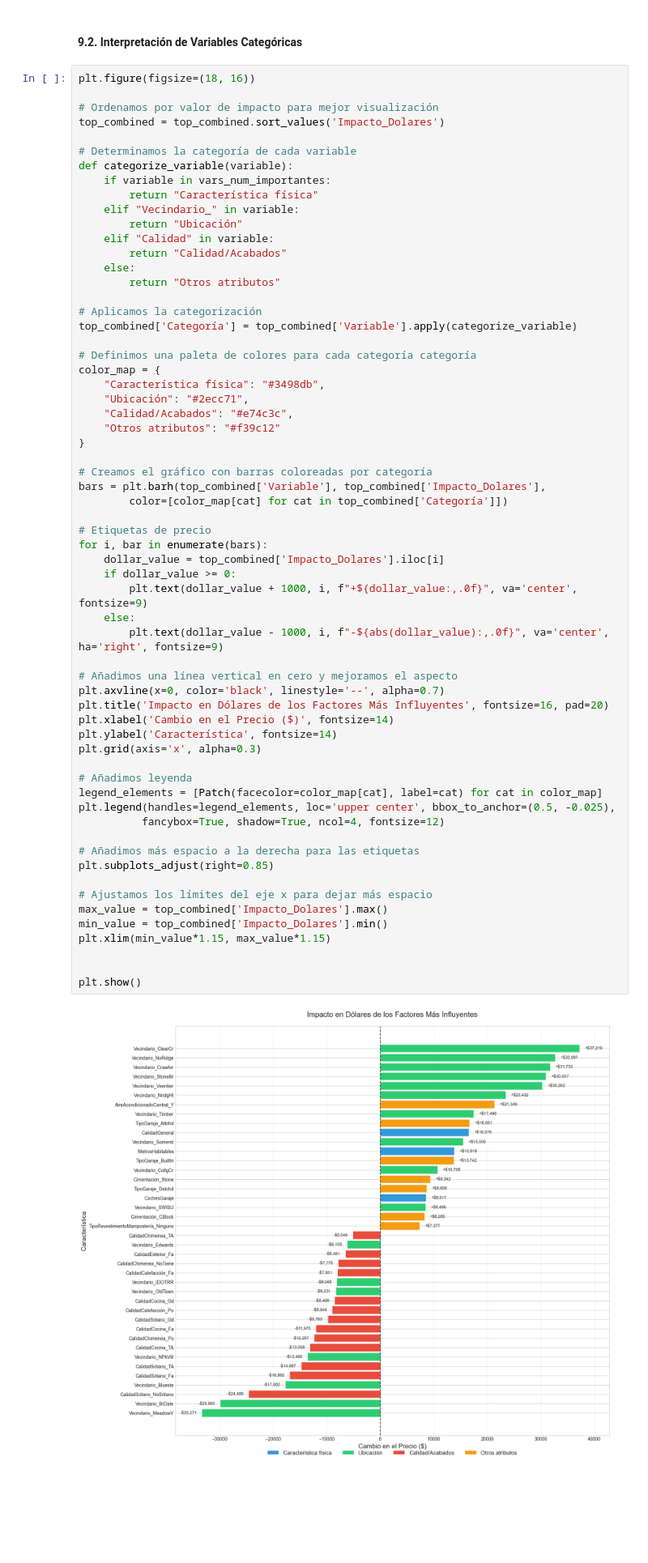
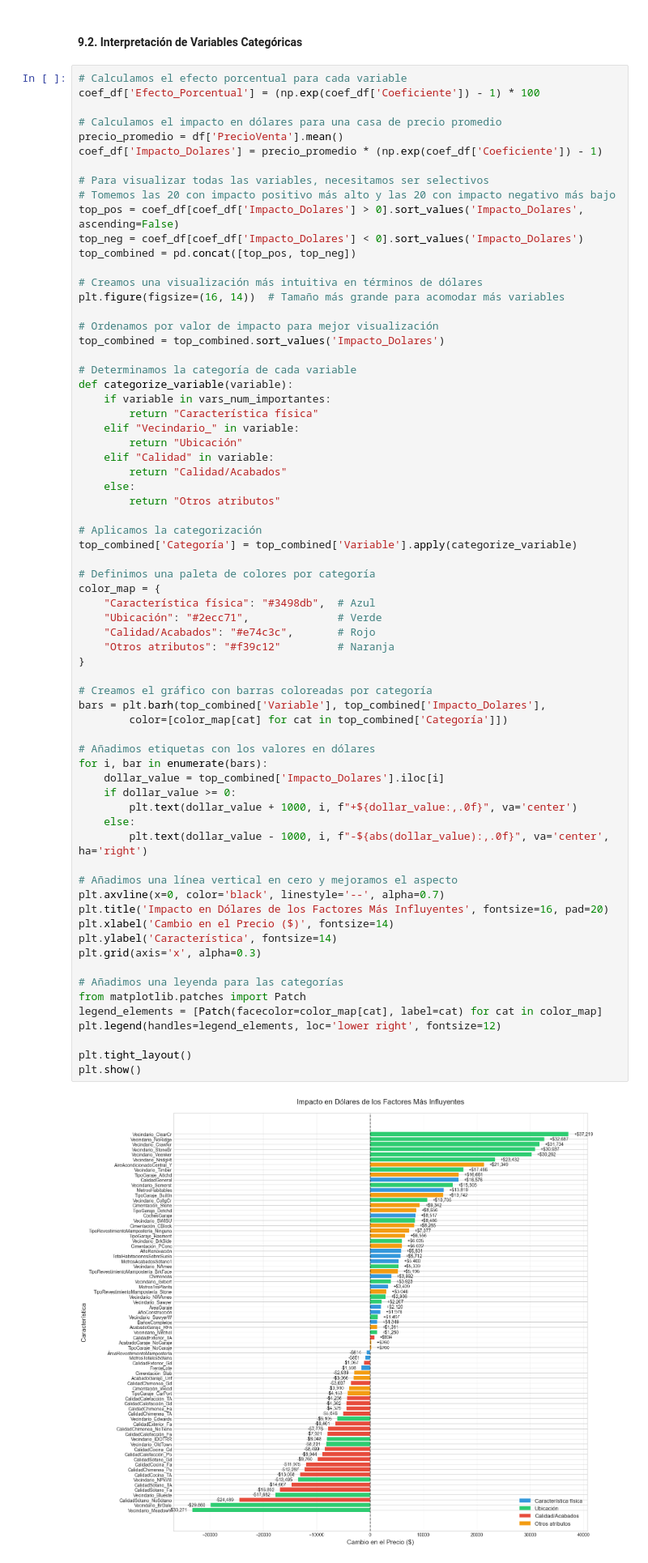
Before and after one commit to Bootcamp-IA-P4/e1_regression, a Jupyter notebook: ml-models/ridge-regression.ipynb, the cells around one changed output. Shown at 81% size. Cells and saved outputs as stored; diff of their text form; blank space fills up the shorter version.

```diff
--- a/ml-models/ridge-regression.ipynb
+++ b/ml-models/ridge-regression.ipynb
@@ -856,7 +880,21 @@ plt.show()
 # %% [markdown]
 #### **9.2. Interpretación de Variables Categóricas**
 # %%
-plt.figure(figsize=(18, 16))
+# Calculamos el efecto porcentual para cada variable
+coef_df['Efecto_Porcentual'] = (np.exp(coef_df['Coeficiente']) - 1) * 100
+
+# Calculamos el impacto en dólares para una casa de precio promedio
+precio_promedio = df['PrecioVenta'].mean()
+coef_df['Impacto_Dolares'] = precio_promedio * (np.exp(coef_df['Coeficiente']) - 1)
+
+# Para visualizar todas las variables, necesitamos ser selectivos
+# Tomemos las 20 con impacto positivo más alto y las 20 con impacto negativo más bajo
+top_pos = coef_df[coef_df['Impacto_Dolares'] > 0].sort_values('Impacto_Dolares', ascending=False)
+top_neg = coef_df[coef_df['Impacto_Dolares'] < 0].sort_values('Impacto_Dolares')
+top_combined = pd.concat([top_pos, top_neg])
+
+# Creamos una visualización más intuitiva en términos de dólares
+plt.figure(figsize=(16, 14))  # Tamaño más grande para acomodar más variables
 
 # Ordenamos por valor de impacto para mejor visualización
 top_combined = top_combined.sort_values('Impacto_Dolares')
@@ -871,54 +909,46 @@ def categorize_variable(variable):
         return "Calidad/Acabados"
     else:
         return "Otros atributos"
 
 # Aplicamos la categorización
 top_combined['Categoría'] = top_combined['Variable'].apply(categorize_variable)
 
-# Definimos una paleta de colores para cada categoría categoría
+# Definimos una paleta de colores por categoría
 color_map = {
-    "Característica física": "#3498db",
-    "Ubicación": "#2ecc71",
-    "Calidad/Acabados": "#e74c3c",
-    "Otros atributos": "#f39c12"
+    "Característica física": "#3498db",  # Azul
+    "Ubicación": "#2ecc71",              # Verde
+    "Calidad/Acabados": "#e74c3c",       # Rojo
+    "Otros atributos": "#f39c12"         # Naranja
 }
 
 # Creamos el gráfico con barras coloreadas por categoría
 bars = plt.barh(top_combined['Variable'], top_combined['Impacto_Dolares'],
         color=[color_map[cat] for cat in top_combined['Categoría']])
 
-# Etiquetas de precio
+# Añadimos etiquetas con los valores en dólares
 for i, bar in enumerate(bars):
     dollar_value = top_combined['Impacto_Dolares'].iloc[i]
     if dollar_value >= 0:
-        plt.text(dollar_value + 1000, i, f"+${dollar_value:,.0f}", va='center', fontsize=9)
+        plt.text(dollar_value + 1000, i, f"+${dollar_value:,.0f}", va='center')
     else:
-        plt.text(dollar_value - 1000, i, f"-${abs(dollar_value):,.0f}", va='center', ha='right', fontsize=9)
+        plt.text(dollar_value - 1000, i, f"-${abs(dollar_value):,.0f}", va='center', ha='right')
 
 # Añadimos una línea vertical en cero y mejoramos el aspecto
 plt.axvline(x=0, color='black', linestyle='--', alpha=0.7)
 plt.title('Impacto en Dólares de los Factores Más Influyentes', fontsize=16, pad=20)
 plt.xlabel('Cambio en el Precio ($)', fontsize=14)
 plt.ylabel('Característica', fontsize=14)
 plt.grid(axis='x', alpha=0.3)
 
-# Añadimos leyenda
+# Añadimos una leyenda para las categorías
+from matplotlib.patches import Patch
 legend_elements = [Patch(facecolor=color_map[cat], label=cat) for cat in color_map]
-plt.legend(handles=legend_elements, loc='upper center', bbox_to_anchor=(0.5, -0.025),
-          fancybox=True, shadow=True, ncol=4, fontsize=12)
+plt.legend(handles=legend_elements, loc='lower right', fontsize=12)
 
-# Añadimos más espacio a la derecha para las etiquetas
-plt.subplots_adjust(right=0.85)
-
-# Ajustamos los límites del eje x para dejar más espacio
-max_value = top_combined['Impacto_Dolares'].max()
-min_value = top_combined['Impacto_Dolares'].min()
-plt.xlim(min_value*1.15, max_value*1.15)
-
-
+plt.tight_layout()
 plt.show()
 # %% [output]
-[figure, old version]
+[figure, new version]
 # %% [markdown]
 <small>
 
```
Also changed, not shown: parts of 5 cells of this notebook, 2 other files.
